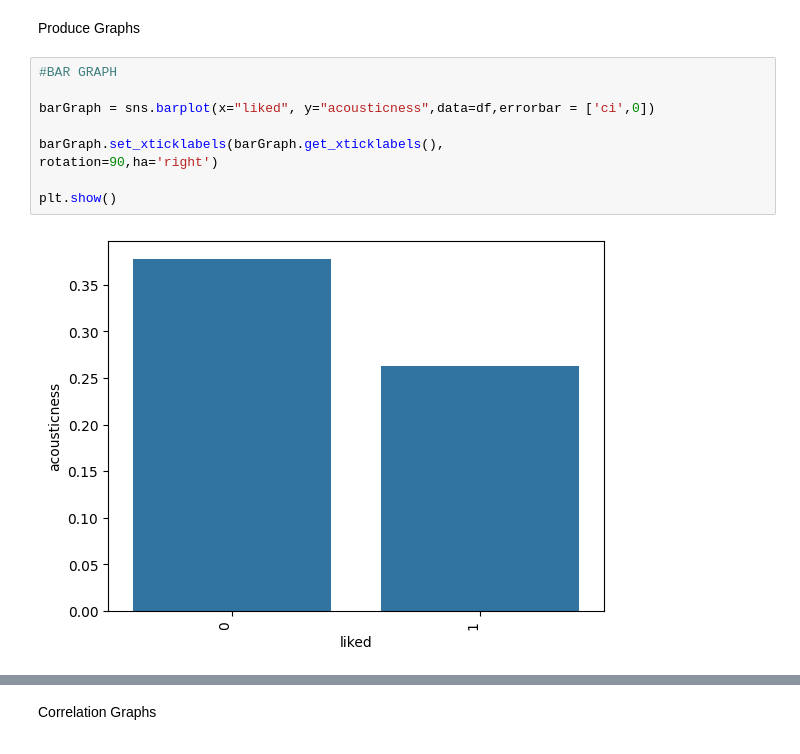
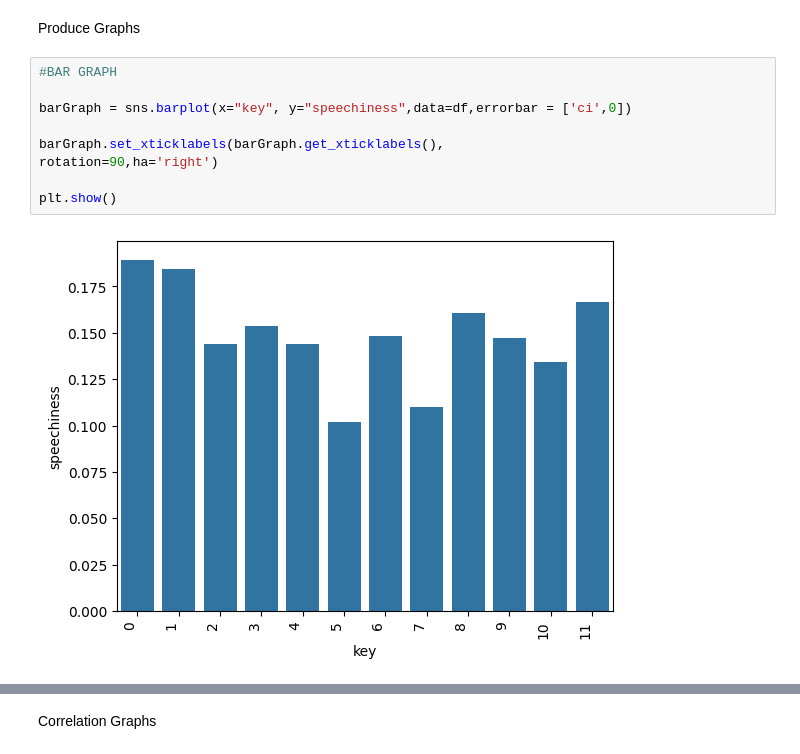
Before and after one commit to chu-david/ecc_dataScience, a Jupyter notebook: 4&5.SpotifyGraphs.ipynb, the cells around one changed output, grey strips where cells are left out. Saved outputs shown, nothing was run; the diff lists cells and outputs as text.

```diff
--- a/4&5.SpotifyGraphs.ipynb
+++ b/4&5.SpotifyGraphs.ipynb
@@ -42,11 +42,11 @@ Produce Graphs
 # %%
 #BAR GRAPH
 
-barGraph = sns.barplot(x="liked", y="acousticness",data=df,errorbar = ['ci',0])
+barGraph = sns.barplot(x="key", y="speechiness",data=df,errorbar = ['ci',0])
 
 barGraph.set_xticklabels(barGraph.get_xticklabels(),
 rotation=90,ha='right')
 
 plt.show()
 # %% [output]
-[figure, old version]
+[figure, new version]
```
Also changed, not shown: parts of 3 cells of this notebook, 1 other file.
